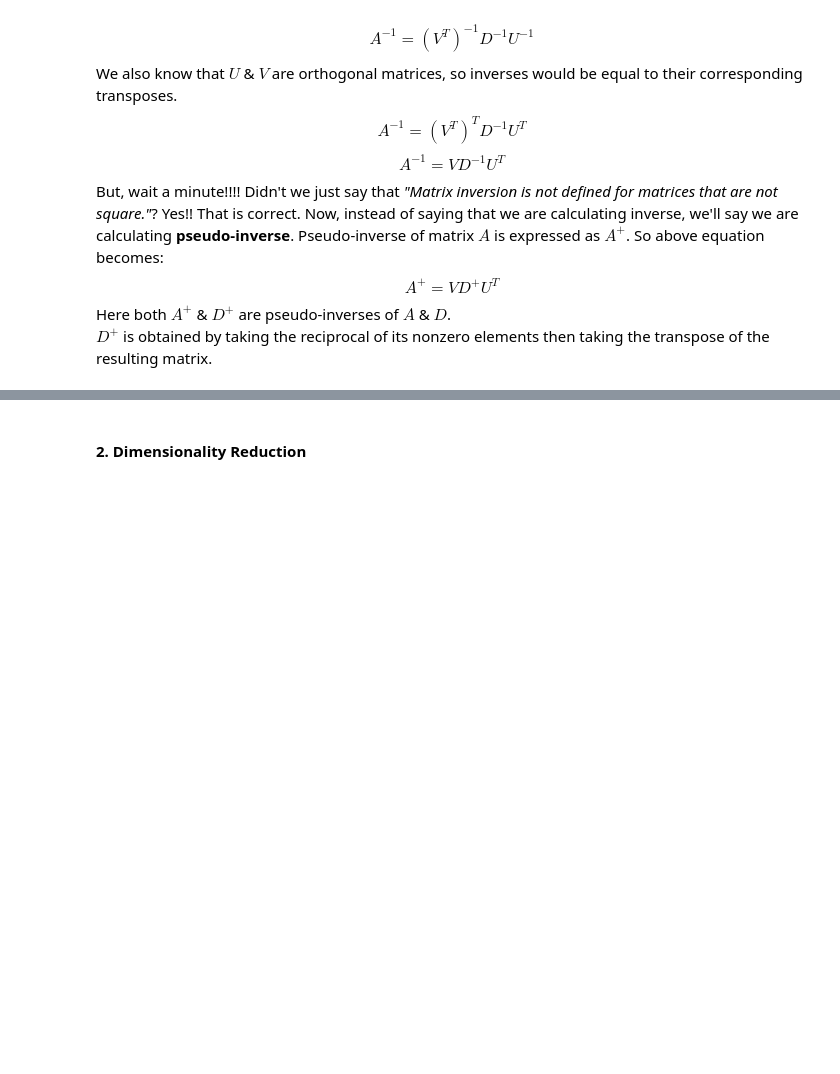
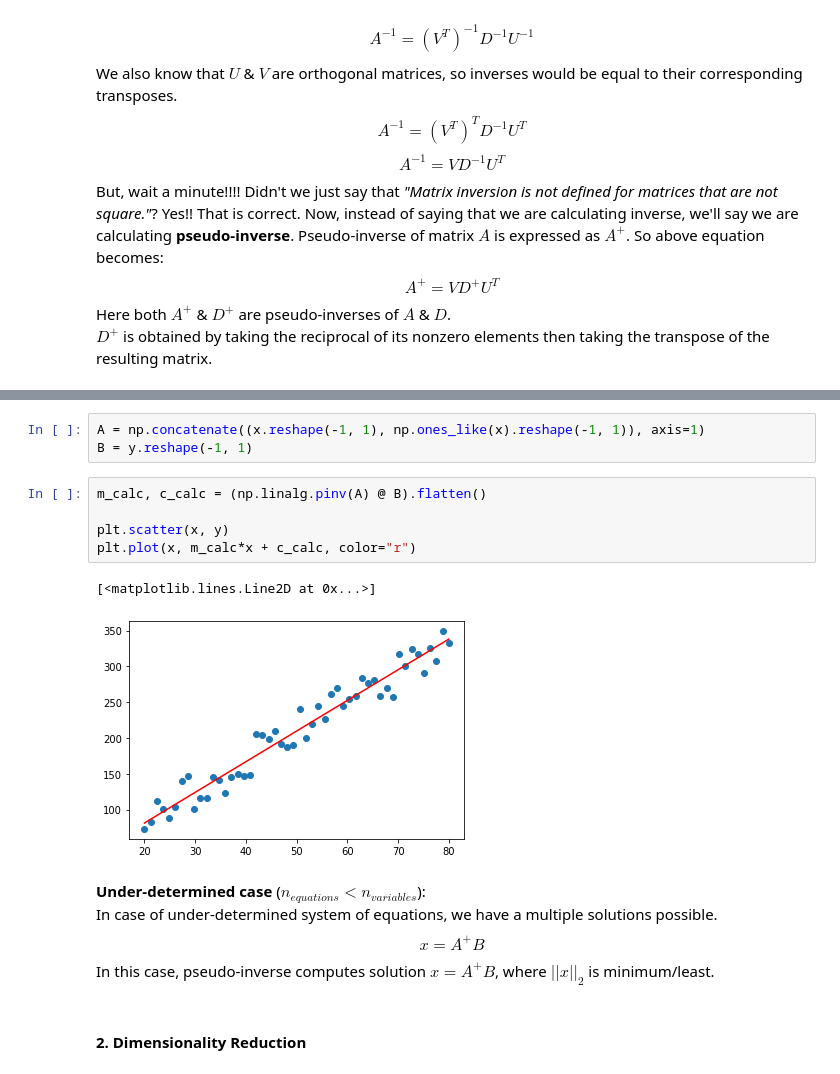
Before and after one commit to TheAnkurGoswami/Study-Notes, a Jupyter notebook: Deep Learning Book Notes/Linear Algebra.ipynb, the cells around one changed output, grey strips where cells are left out. Saved outputs shown, nothing was run; the diff lists cells and outputs as text; blank space fills up the shorter version.

```diff
--- a/Deep Learning Book Notes/Linear Algebra.ipynb
+++ b/Deep Learning Book Notes/Linear Algebra.ipynb
@@ -772,3 +815,20 @@ plt.scatter(*(A_plus @ B).flatten(), color="r", s=7)
+# %%
+A = np.concatenate((x.reshape(-1, 1), np.ones_like(x).reshape(-1, 1)), axis=1)
+B = y.reshape(-1, 1)
+# %%
+m_calc, c_calc = (np.linalg.pinv(A) @ B).flatten()
+
+plt.scatter(x, y)
+plt.plot(x, m_calc*x + c_calc, color="r")
+# %% [output]
+[<matplotlib.lines.Line2D at 0x...>]
+[figure, added]
+# %% [markdown]
+__Under-determined case__ ($n_{equations} < n_{variables}$):
+<br>
+In case of under-determined system of equations, we have a multiple solutions possible.
+$$x = A^+B$$
+In this case, pseudo-inverse computes solution $x = A^+B$, where $||x||_2$ is minimum/least.
 # %% [markdown]
 #### 2. Dimensionality Reduction
 # %%
```
Also changed, not shown: parts of 31 cells of this notebook.
